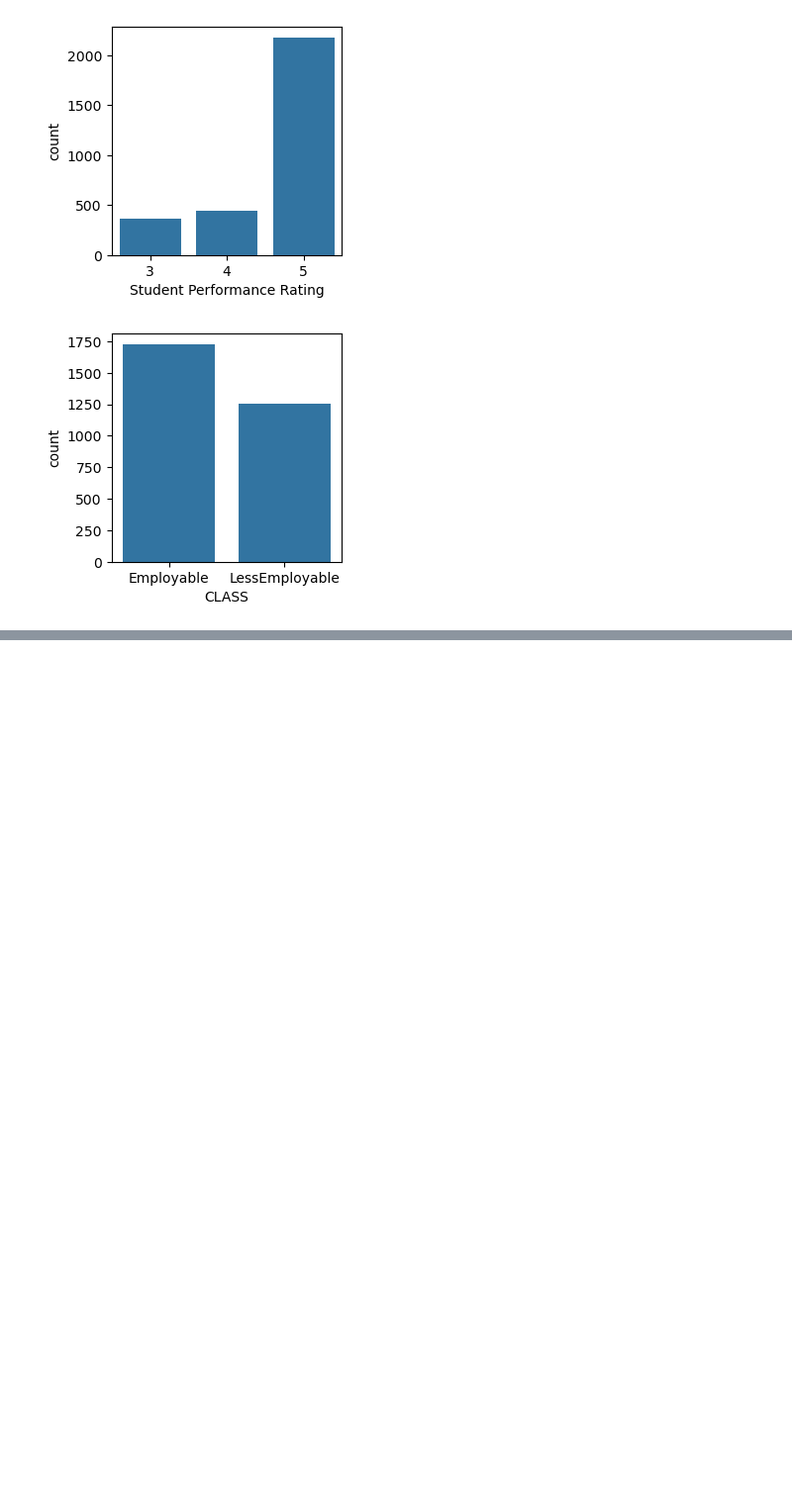
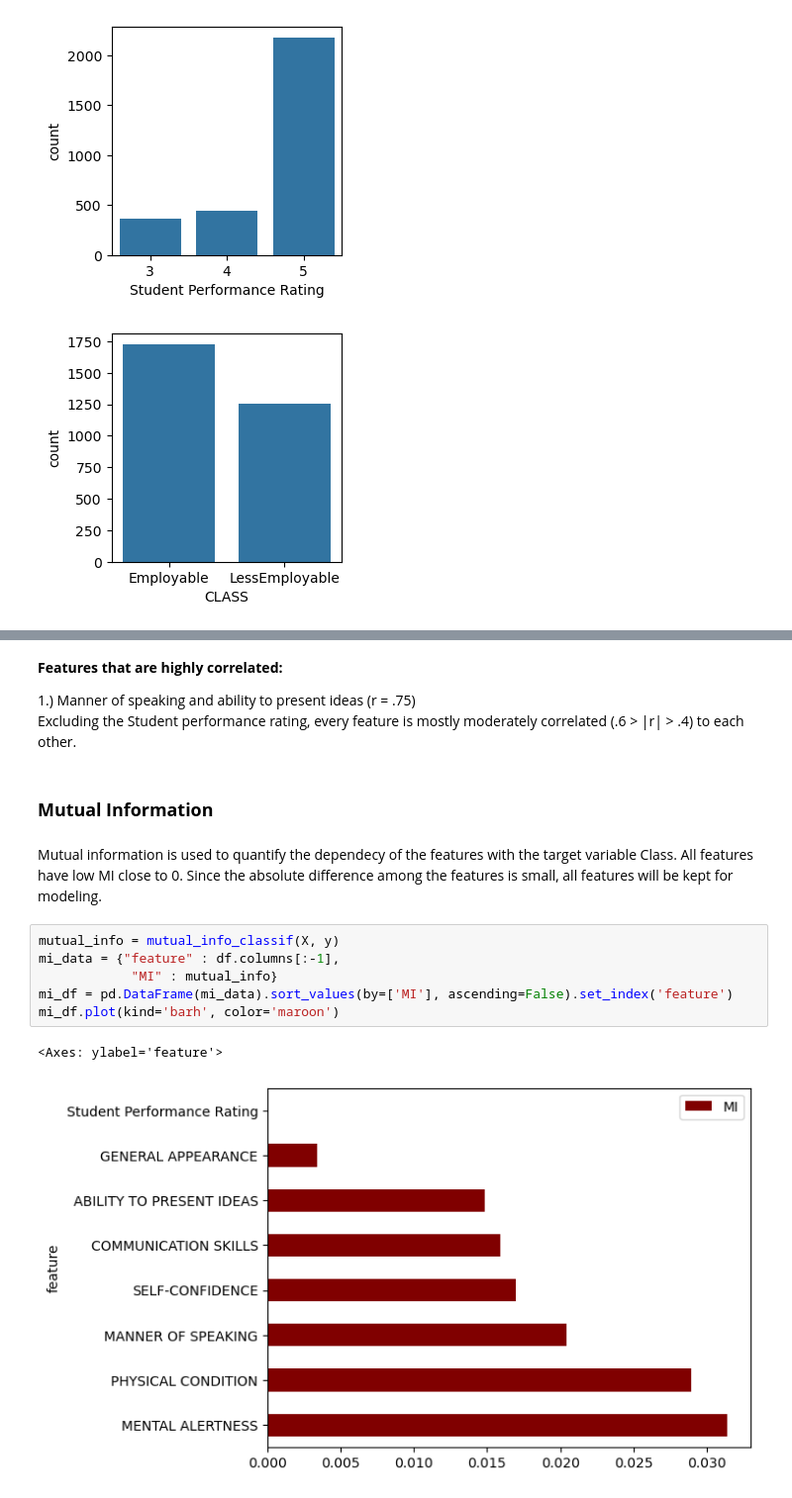
Before and after one commit to ggako/to-emp, a Jupyter notebook: to-emp.ipynb, the cells around one changed output, grey strips where cells are left out. Shown: that part at 99% size. Drawn from its saved outputs; the diff is of its cells as text; blank space fills up the shorter version.

```diff
--- a/to-emp.ipynb
+++ b/to-emp.ipynb
@@ -95,0 +138,18 @@ for feature in df.columns:
+# %% [markdown]
+**Features that are highly correlated:**
+
+1.) Manner of speaking and ability to present ideas (r = .75)\
+Excluding the Student performance rating, every feature is mostly moderately correlated (.6 > |r| > .4) to each other.
+# %% [markdown]
+### **Mutual Information**
+# %% [markdown]
+Mutual information is used to quantify the dependecy of the features with the target variable Class. All features have low MI close to 0. Since the absolute difference among the features is small, all features will be kept for modeling.
+# %%
+mutual_info = mutual_info_classif(X, y)
+mi_data = {"feature" : df.columns[:-1],
+            "MI" : mutual_info}
+mi_df = pd.DataFrame(mi_data).sort_values(by=['MI'], ascending=False).set_index('feature')
+mi_df.plot(kind='barh', color='maroon')
+# %% [output]
+<Axes: ylabel='feature'>
+[figure, added]
```
Also changed, not shown: parts of 20 cells of this notebook.
